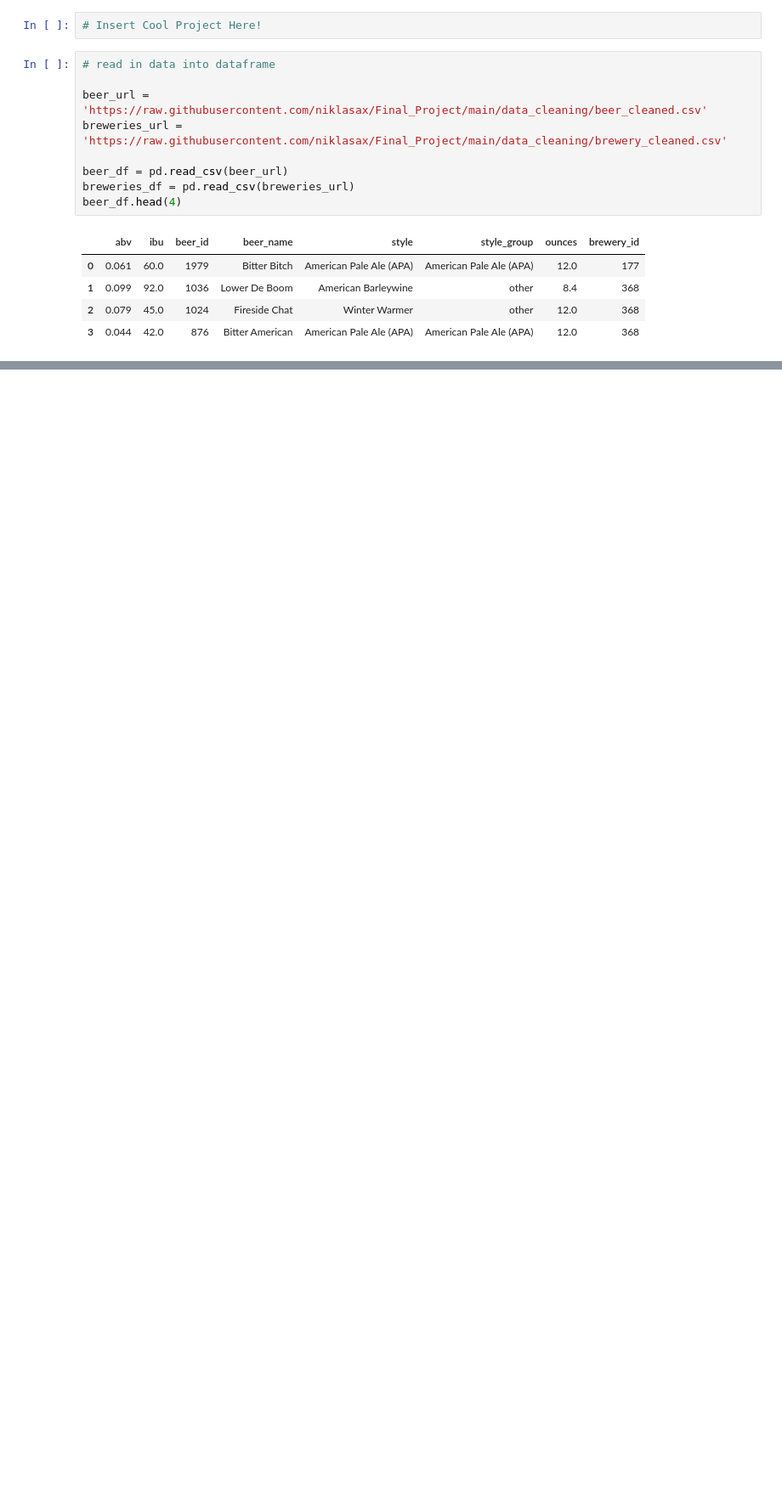
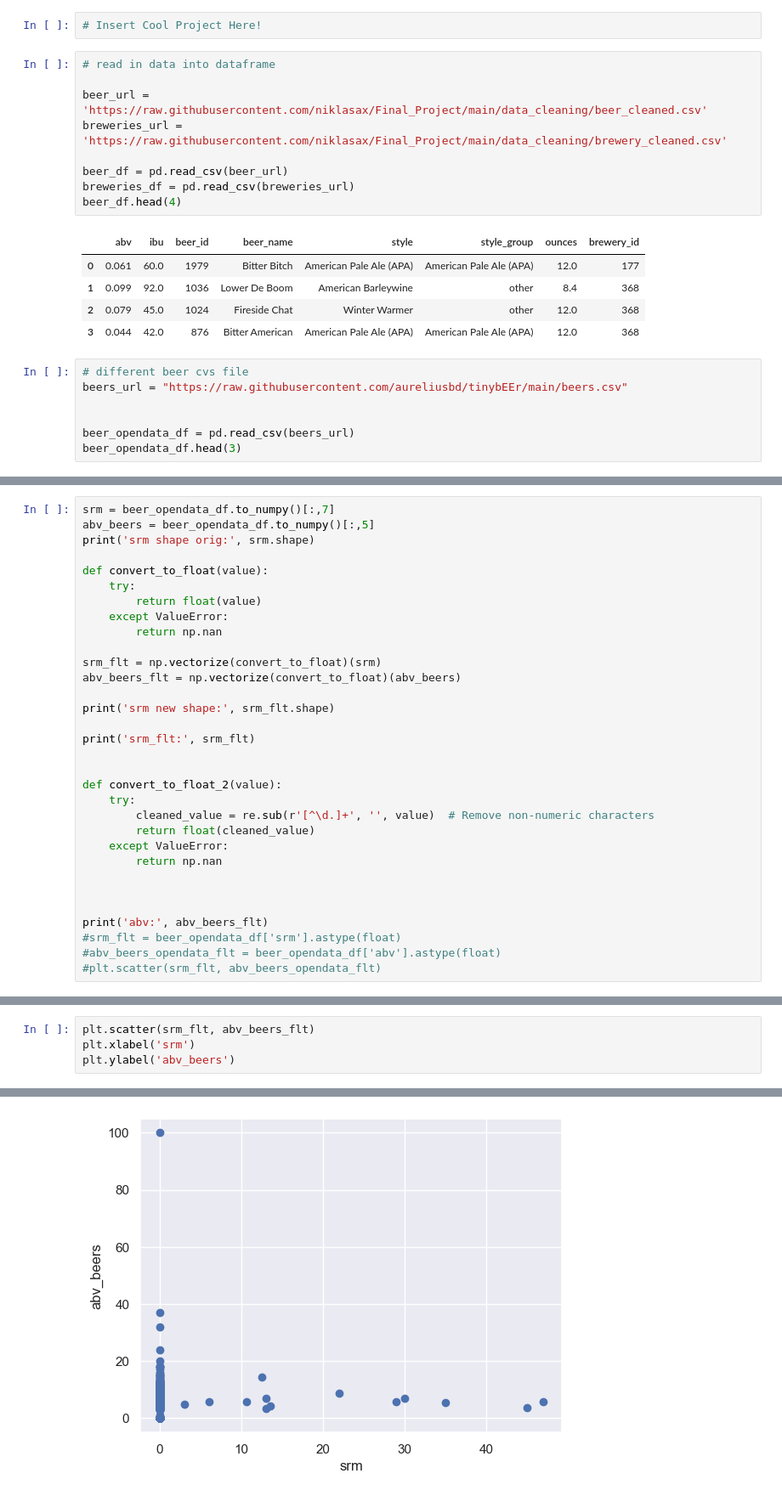
Before and after one commit to aureliusbd/tinybEEr, a Jupyter notebook: BeerModel.ipynb, the cells around one changed output, grey strips where cells are left out. Shown at 85% size. Saved outputs shown, nothing was run; the diff lists cells and outputs as text; blank space fills up the shorter version.

Commit message:
Update BeerModel.ipynb
working through new dataset containing srm values

```diff
--- a/BeerModel.ipynb
+++ b/BeerModel.ipynb
@@ -24,3 +31,10 @@ beer_df.head(4)
 | 1 | 0.099 | 92.0 | 1036 | Lower De Boom | American Barleywine | other | 8.4 | 368 |
 | 2 | 0.079 | 45.0 | 1024 | Fireside Chat | Winter Warmer | other | 12.0 | 368 |
 | 3 | 0.044 | 42.0 | 876 | Bitter American | American Pale Ale (APA) | American Pale Ale (APA) | 12.0 | 368 |
+# %%
+# different beer cvs file
+beers_url = "https://raw.githubusercontent.com/aureliusbd/tinybEEr/main/beers.csv"
+
+
+beer_opendata_df = pd.read_csv(beers_url)
+beer_opendata_df.head(3)
@@ -26,0 +47,32 @@ beer_df.head(4)
+# %%
+srm = beer_opendata_df.to_numpy()[:,7]
+abv_beers = beer_opendata_df.to_numpy()[:,5]
+print('srm shape orig:', srm.shape)
+
+def convert_to_float(value):
+    try:
+        return float(value)
+    except ValueError:
+        return np.nan
+
+srm_flt = np.vectorize(convert_to_float)(srm)
+abv_beers_flt = np.vectorize(convert_to_float)(abv_beers)
+
+print('srm new shape:', srm_flt.shape)
+
+print('srm_flt:', srm_flt)
+
+
+def convert_to_float_2(value):
+    try:
+        cleaned_value = re.sub(r'[^\d.]+', '', value)  # Remove non-numeric characters
+        return float(cleaned_value)
+    except ValueError:
+        return np.nan
+
+
+
+print('abv:', abv_beers_flt)
+#srm_flt = beer_opendata_df['srm'].astype(float)
+#abv_beers_opendata_flt = beer_opendata_df['abv'].astype(float)
+#plt.scatter(srm_flt, abv_beers_opendata_flt)
@@ -37,0 +103,5 @@ pd              module       <module 'pandas' from '/U<...>ages/pandas/__init__.
+# %%
+plt.scatter(srm_flt, abv_beers_flt)
+plt.xlabel('srm')
+plt.ylabel('abv_beers')
+# %% [output]
@@ -37,0 +109 @@ pd              module       <module 'pandas' from '/U<...>ages/pandas/__init__.
+[figure, added]
```
Also changed, not shown: parts of 14 cells of this notebook.
